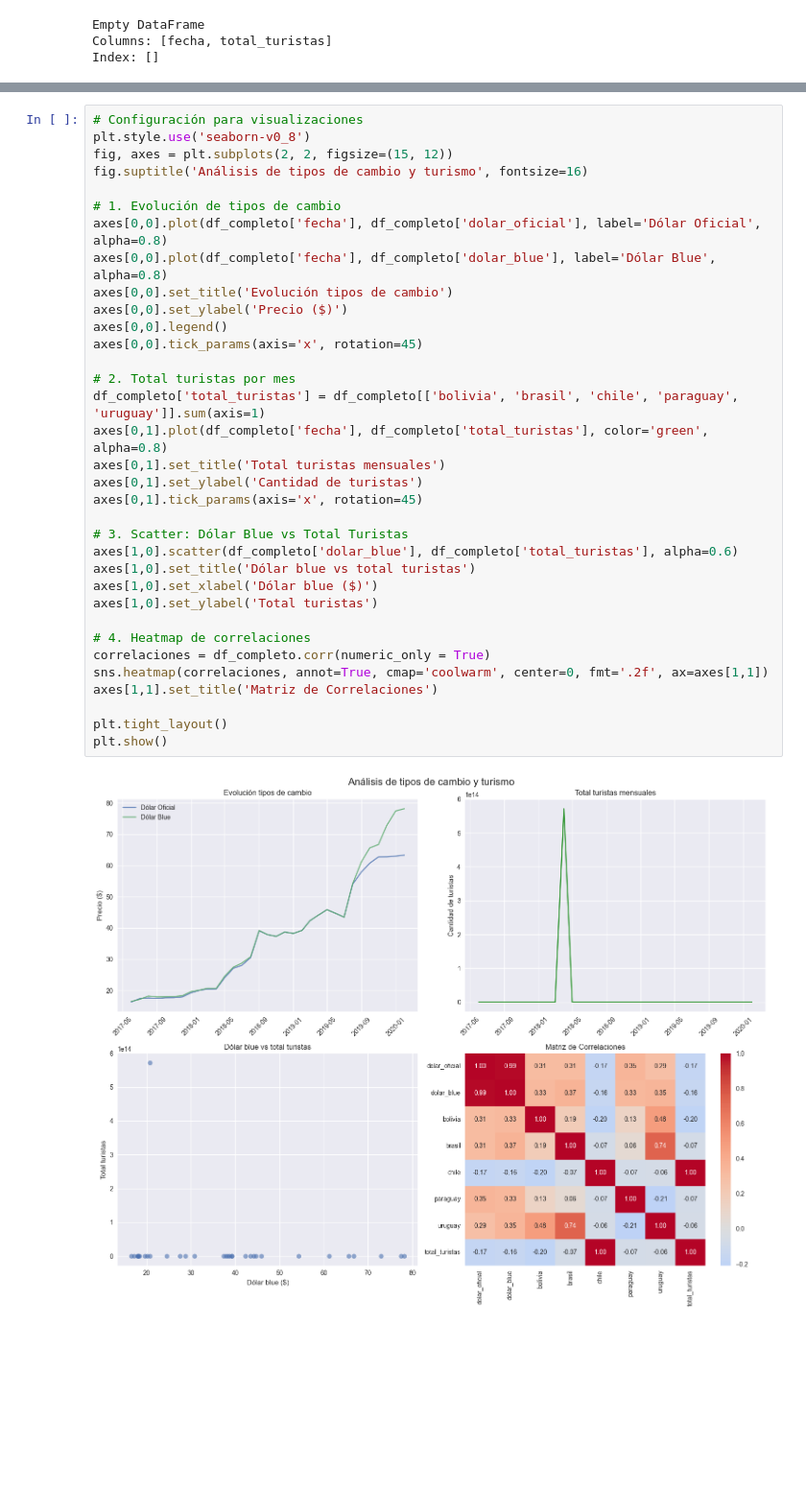
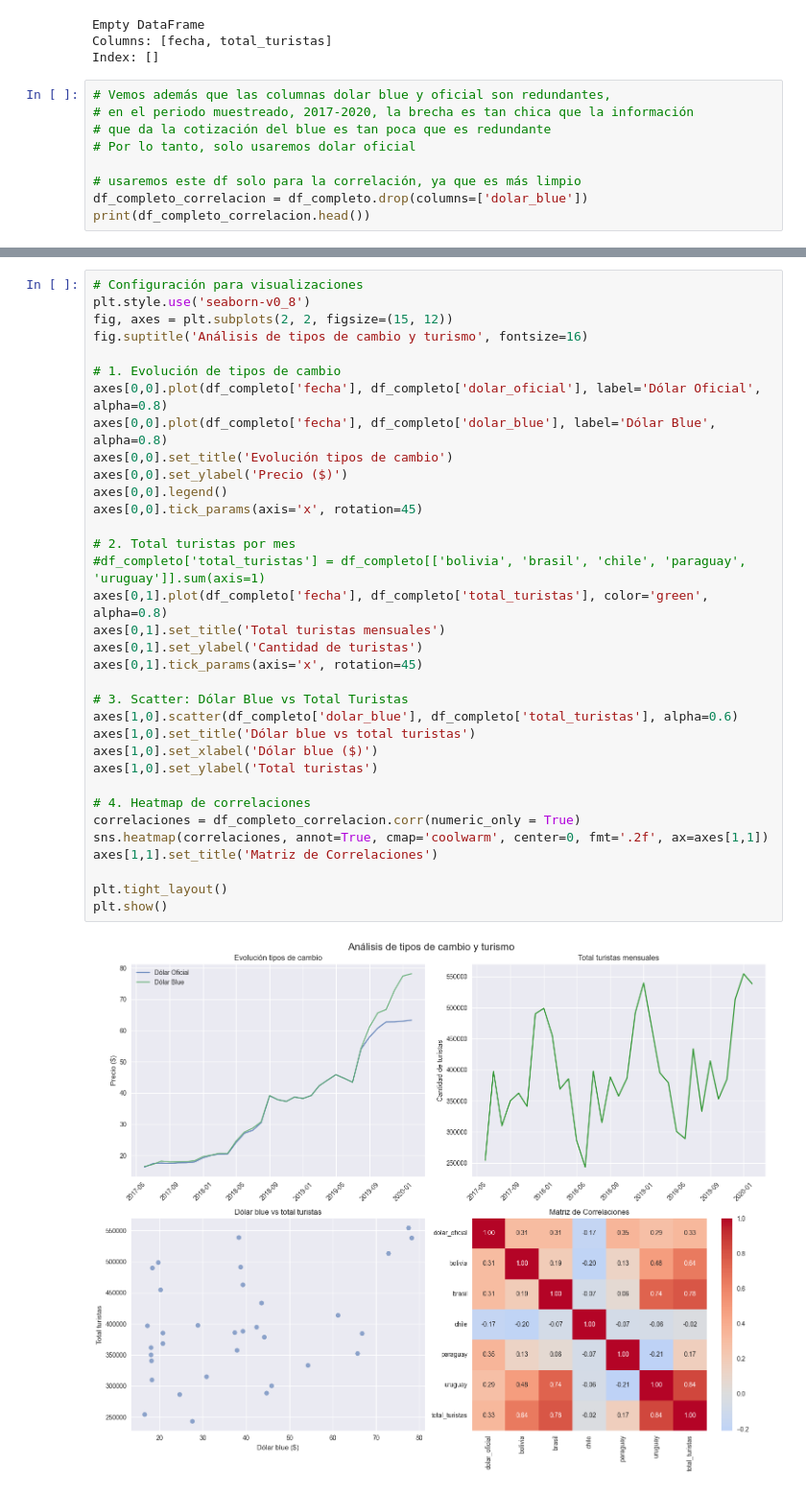
Before and after one commit to matitab/practica-TP1-FCD, a Jupyter notebook: resolucionTP1_ej2.ipynb, the cells around one changed output, grey strips where cells are left out. Shown at 96% size. Drawn from its saved outputs; the diff is of its cells as text; blank space fills up the shorter version.

```diff
--- a/resolucionTP1_ej2.ipynb
+++ b/resolucionTP1_ej2.ipynb
@@ -302,3 +301,12 @@ print(outliers_turistas[['fecha', 'total_turistas']])
 Empty DataFrame
 Columns: [fecha, total_turistas]
 Index: []
+# %%
+# Vemos además que las columnas dolar blue y oficial son redundantes,
+# en el periodo muestreado, 2017-2020, la brecha es tan chica que la información
+# que da la cotización del blue es tan poca que es redundante
+# Por lo tanto, solo usaremos dolar oficial
+
+# usaremos este df solo para la correlación, ya que es más limpio
+df_completo_correlacion = df_completo.drop(columns=['dolar_blue'])
+print(df_completo_correlacion.head())
@@ -308,33 +330,33 @@ plt.style.use('seaborn-v0_8')
 fig, axes = plt.subplots(2, 2, figsize=(15, 12))
 fig.suptitle('Análisis de tipos de cambio y turismo', fontsize=16)
 
 # 1. Evolución de tipos de cambio
 axes[0,0].plot(df_completo['fecha'], df_completo['dolar_oficial'], label='Dólar Oficial', alpha=0.8)
 axes[0,0].plot(df_completo['fecha'], df_completo['dolar_blue'], label='Dólar Blue', alpha=0.8)
 axes[0,0].set_title('Evolución tipos de cambio')
 axes[0,0].set_ylabel('Precio ($)')
 axes[0,0].legend()
 axes[0,0].tick_params(axis='x', rotation=45)
 
 # 2. Total turistas por mes
-df_completo['total_turistas'] = df_completo[['bolivia', 'brasil', 'chile', 'paraguay', 'uruguay']].sum(axis=1)
+#df_completo['total_turistas'] = df_completo[['bolivia', 'brasil', 'chile', 'paraguay', 'uruguay']].sum(axis=1)
 axes[0,1].plot(df_completo['fecha'], df_completo['total_turistas'], color='green', alpha=0.8)
 axes[0,1].set_title('Total turistas mensuales')
 axes[0,1].set_ylabel('Cantidad de turistas')
 axes[0,1].tick_params(axis='x', rotation=45)
 
 # 3. Scatter: Dólar Blue vs Total Turistas
 axes[1,0].scatter(df_completo['dolar_blue'], df_completo['total_turistas'], alpha=0.6)
 axes[1,0].set_title('Dólar blue vs total turistas')
 axes[1,0].set_xlabel('Dólar blue ($)')
 axes[1,0].set_ylabel('Total turistas')
 
 # 4. Heatmap de correlaciones
-correlaciones = df_completo.corr(numeric_only = True)
+correlaciones = df_completo_correlacion.corr(numeric_only = True)
 sns.heatmap(correlaciones, annot=True, cmap='coolwarm', center=0, fmt='.2f', ax=axes[1,1])
 axes[1,1].set_title('Matriz de Correlaciones')
 
 plt.tight_layout()
 plt.show()
 # %% [output]
-[figure, old version]
+[figure, new version]
```
Also changed, not shown: parts of 2 cells of this notebook, 1 other file.
